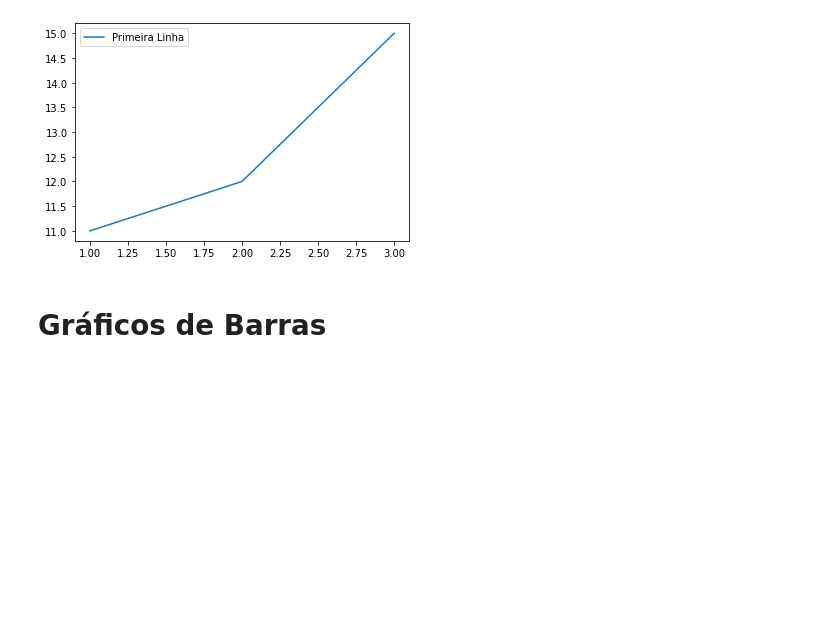
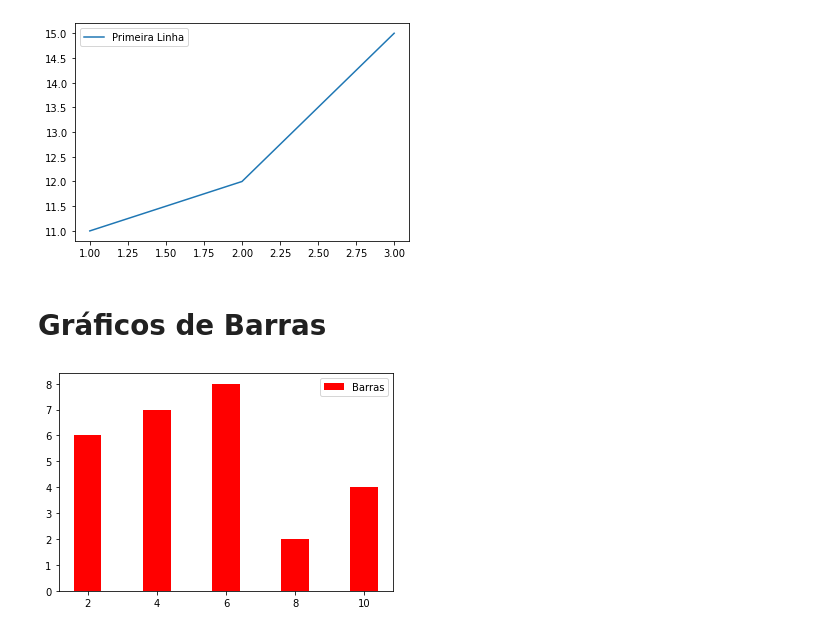
Before and after one commit to romulovieira777/Python_Fundamentos_Analise_Dados, a Jupyter notebook: Seção 08 - Módulos Python para Análise de Dados/Notebook/DSA-Python-Cap08-03-Matplotlib-Plots-e-Graficos.ipynb, the cells around one changed output. Drawn from its saved outputs; the diff is of its cells as text; code cells hidden in the pictures; blank space fills up the shorter version.

```diff
--- a/Seção 08 - Módulos Python para Análise de Dados/Notebook/DSA-Python-Cap08-03-Matplotlib-Plots-e-Graficos.ipynb
+++ b/Seção 08 - Módulos Python para Análise de Dados/Notebook/DSA-Python-Cap08-03-Matplotlib-Plots-e-Graficos.ipynb
@@ -53,3 +53,9 @@ plt.show()
 # %%
 x = [2, 4, 6, 8, 10]
 y = [6, 7, 8, 2, 4]
+# %%
+plt.bar(x, y, label = 'Barras', color = 'r')
+plt.legend()
+plt.show()
+# %% [output]
+[figure, added]
```
Also changed, not shown: parts of 29 cells of this notebook.
